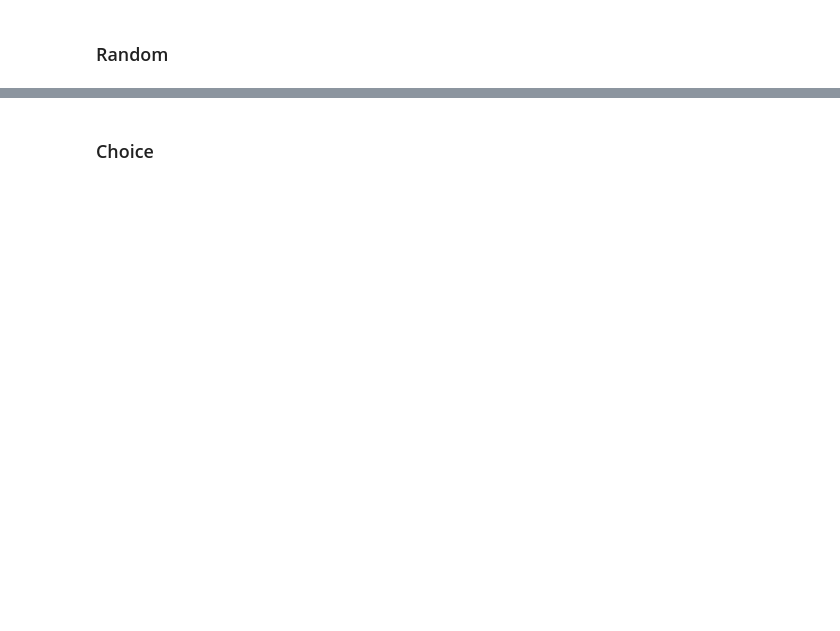
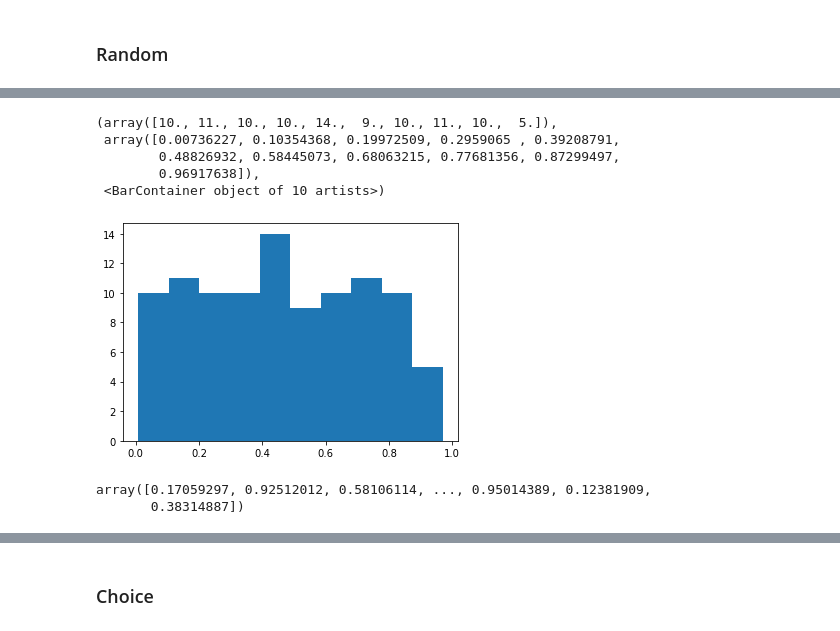
Before and after one commit to Cormac88/the-numpy.random-package, a Jupyter notebook: numpy.random.ipynb, the cells around one changed output, grey strips where cells are left out. Cells and saved outputs as stored; diff of their text form; code cells hidden in the pictures; blank space fills up the shorter version.

```diff
--- a/numpy.random.ipynb
+++ b/numpy.random.ipynb
@@ -292,0 +380,2 @@ array([[ 1,  8,  5,  9],
+# %%
+rng = np.random.default_rng(42)
@@ -292,0 +428,3 @@ array([[ 1,  8,  5,  9],
+# %%
+rrandom_1 = rng.random(100)
+rrandom_1
@@ -292,0 +452,15 @@ array([[ 1,  8,  5,  9],
+# %%
+plt.hist(rrandom_1)
+# %% [output]
+(array([10., 11., 10., 10., 14.,  9., 10., 11., 10.,  5.]),
+ array([0.00736227, 0.10354368, 0.19972509, 0.2959065 , 0.39208791,
+        0.48826932, 0.58445073, 0.68063215, 0.77681356, 0.87299497,
+        0.96917638]),
+ <BarContainer object of 10 artists>)
+[figure, added]
+# %%
+rrandom_2 = rng.random(10000)
+rrandom_2
+# %% [output]
+array([0.17059297, 0.92512012, 0.58106114, ..., 0.95014389, 0.12381909,
+       0.38314887])
```
Also changed, not shown: parts of 63 cells of this notebook.
